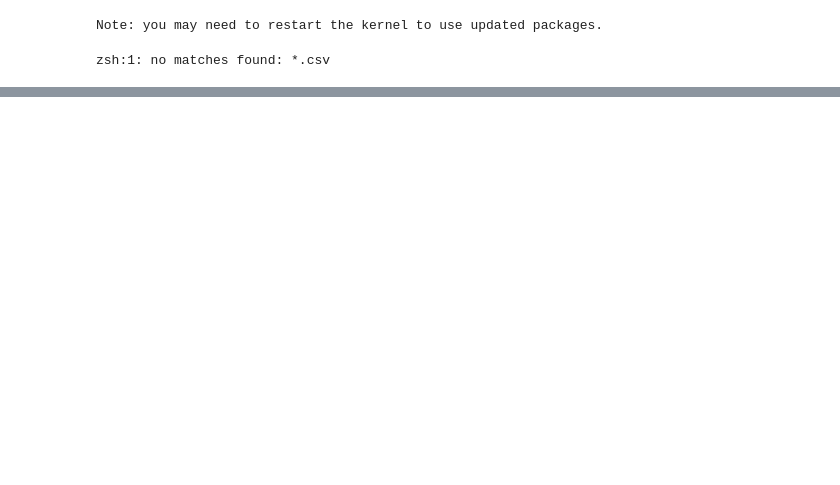
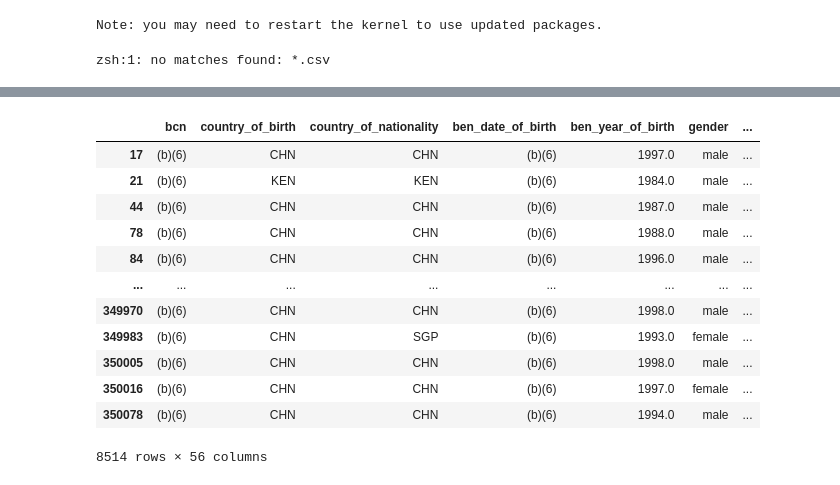
Before and after one commit to LNshuti/h1bs_polars, a Jupyter notebook: explore_h1bdata_withpolars.ipynb, the cells around one changed output, grey strips where cells are left out. Drawn from its saved outputs; the diff is of its cells as text; code cells hidden in the pictures; blank space fills up the shorter version.

```diff
--- a/explore_h1bdata_withpolars.ipynb
+++ b/explore_h1bdata_withpolars.ipynb
@@ -134,0 +230,16 @@ TRK_13139_FY2024_single_reg_df_clean
+# %%
+TRK_13139_FY2024_single_reg_df_kn
+# %% [output]
+|  | bcn | country_of_birth | country_of_nationality | ben_date_of_birth | ben_year_of_birth | gender | ... |
+| 17 | (b)(6) | CHN | CHN | (b)(6) | 1997.0 | male | ... |
+| 21 | (b)(6) | KEN | KEN | (b)(6) | 1984.0 | male | ... |
+| 44 | (b)(6) | CHN | CHN | (b)(6) | 1987.0 | male | ... |
+| 78 | (b)(6) | CHN | CHN | (b)(6) | 1988.0 | male | ... |
+| 84 | (b)(6) | CHN | CHN | (b)(6) | 1996.0 | male | ... |
+| ... | ... | ... | ... | ... | ... | ... | ... |
+| 349970 | (b)(6) | CHN | CHN | (b)(6) | 1998.0 | male | ... |
+| 349983 | (b)(6) | CHN | SGP | (b)(6) | 1993.0 | female | ... |
+| 350005 | (b)(6) | CHN | CHN | (b)(6) | 1998.0 | male | ... |
+| 350016 | (b)(6) | CHN | CHN | (b)(6) | 1997.0 | female | ... |
+| 350078 | (b)(6) | CHN | CHN | (b)(6) | 1994.0 | male | ... |
+8514 rows × 56 columns
```
Also changed, not shown: parts of 24 cells of this notebook, 1 other file.
